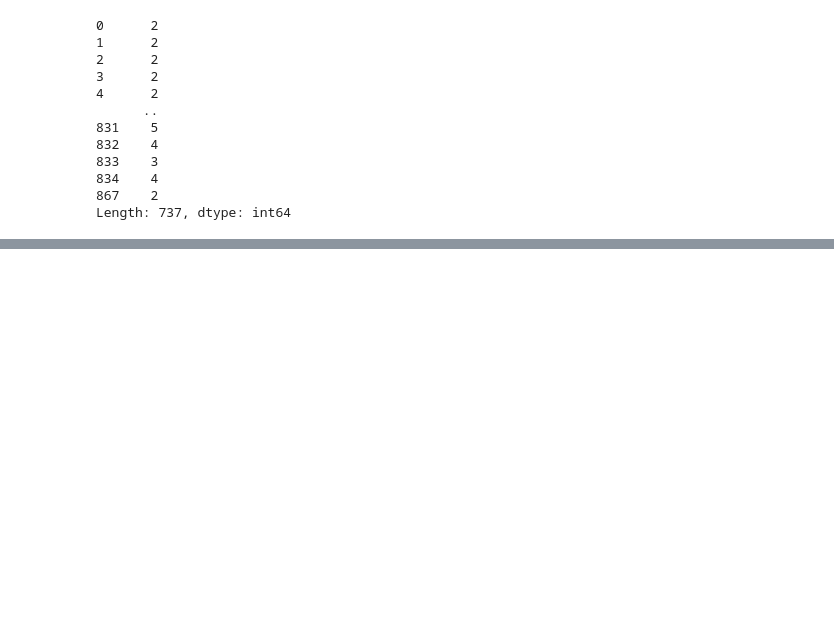
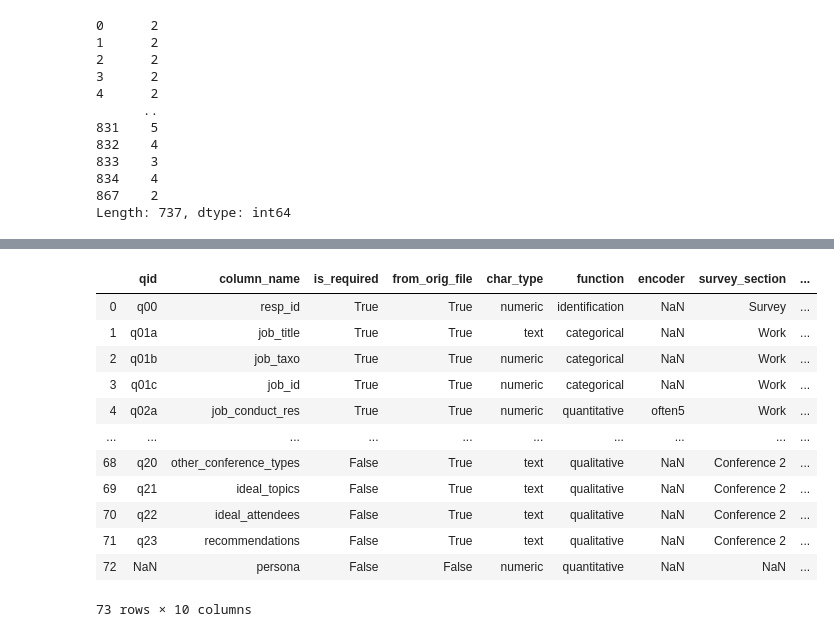
Before and after one commit to PersonaPredicta/Survey_Says..., a Jupyter notebook: dom/dom_nb.ipynb, the cells around one changed output, grey strips where cells are left out. Cells and saved outputs as stored; diff of their text form; code cells hidden in the pictures; blank space fills up the shorter version.

```diff
--- a/dom/dom_nb.ipynb
+++ b/dom/dom_nb.ipynb
@@ -152,0 +210,17 @@ Length: 737, dtype: int64
+# %%
+data_dictionary = pd.read_excel('../data_files/data_dictionary.xlsx')
+data_dictionary
+# %% [output]
+|  | qid | column_name | is_required | from_orig_file | char_type | function | encoder | survey_section | ... |
+| 0 | q00 | resp_id | True | True | numeric | identification | NaN | Survey | ... |
+| 1 | q01a | job_title | True | True | text | categorical | NaN | Work | ... |
+| 2 | q01b | job_taxo | True | True | numeric | categorical | NaN | Work | ... |
+| 3 | q01c | job_id | True | True | numeric | categorical | NaN | Work | ... |
+| 4 | q02a | job_conduct_res | True | True | numeric | quantitative | often5 | Work | ... |
+| ... | ... | ... | ... | ... | ... | ... | ... | ... | ... |
+| 68 | q20 | other_conference_types | False | True | text | qualitative | NaN | Conference 2 | ... |
+| 69 | q21 | ideal_topics | False | True | text | qualitative | NaN | Conference 2 | ... |
+| 70 | q22 | ideal_attendees | False | True | text | qualitative | NaN | Conference 2 | ... |
+| 71 | q23 | recommendations | False | True | text | qualitative | NaN | Conference 2 | ... |
+| 72 | NaN | persona | False | False | numeric | quantitative | NaN | NaN | ... |
+73 rows × 10 columns
```
Also changed, not shown: parts of 10 cells of this notebook.
